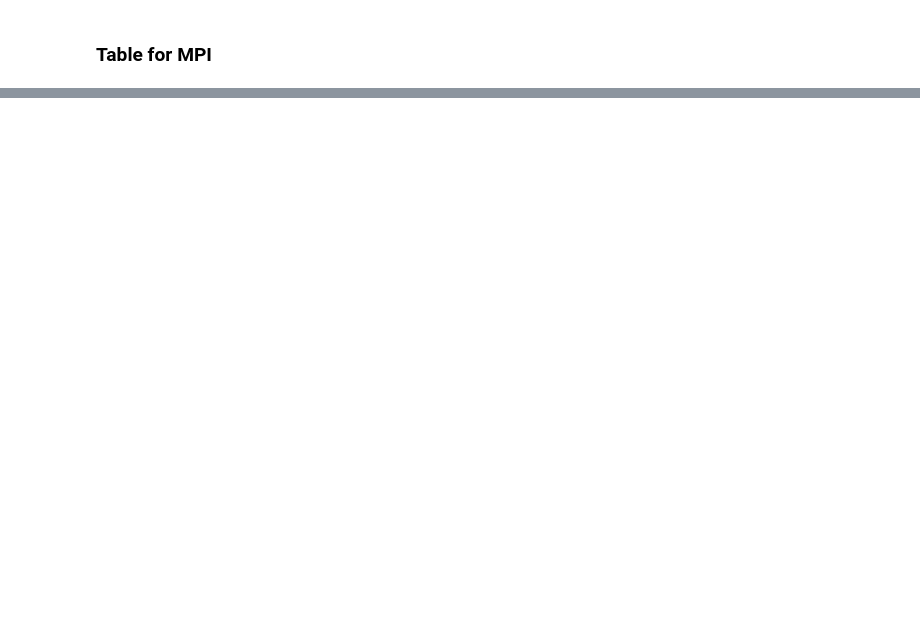
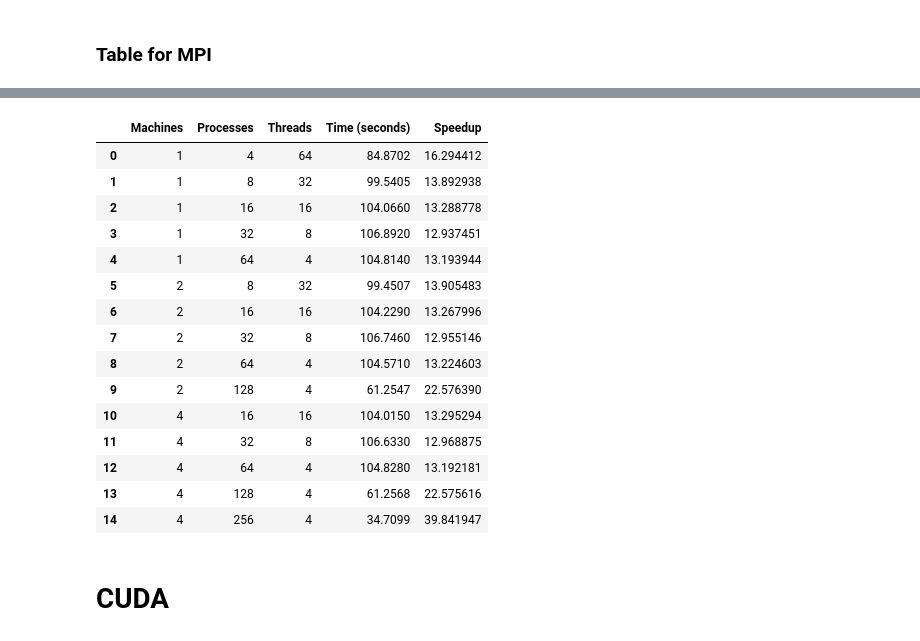
Before and after one commit to Siponek/HPC-AMD-Mandelbrot-Parallelization, a Jupyter notebook: plot_module/main.ipynb, the cells around one changed output, grey strips where cells are left out. Drawn from its saved outputs; the diff is of its cells as text; code cells hidden in the pictures; blank space fills up the shorter version.

Commit message:
feat: added MPI and GPU plots

```diff
--- a/plot_module/main.ipynb
+++ b/plot_module/main.ipynb
@@ -454,0 +680,67 @@ KeyError: 'OpenMP'
+# %%
+
+# Plot the biggest number of nodes per machine
+fig = px.bar(
+	df_mpi_temp,
+	x='Processes',
+	y='Speedup',
+	color='Machines',
+	title='Speedup vs Number of Processes',
+	labels={
+		'Processes': 'Number of Processes',
+		'Speedup': 'Speedup (Sequential / Parallel)',
+		'Machines': 'Number of Machines'
+	},
+	text='Speedup',
+	barmode='group',
+  width=600,    # Set the desired width
+)
+fig.update_layout(
+	xaxis=dict(type='category'),
+	yaxis_title='Speedup (Sequential / Parallel)',
+#  make the legend horizontal
+
+
+ legend = dict(
+		orientation="h",
+		x=0.2,
+		y=1.15,
+	),
+	legend_title='Number of Machines',
+	template='plotly_white',
+	title={
+		'text': "Speedup per machine configuration",
+		'y': 0.95,
+		'x': 0.5,
+		'xanchor': 'auto',
+		'yanchor': 'auto'
+	},
+	margin=dict(t=100, l=50, r=50, b=50),
+
+)
+fig.update_traces(texttemplate='%{text:.5f}')
+fig.update_yaxes(range=[0, df_mpi_temp['Speedup'].max() * 1.3])
+fig.update_xaxes(tickvals=df_mpi_temp['Processes'].unique())
+# drop resolution and iterations and move the machines to the front
+df_mpi_temp_1 = df_mpi_temp[['Machines', 'Processes', 'Threads', 'Time (seconds)', 'Speedup']]
+display(df_mpi_temp_1)
+fig.show()
+# %% [output]
+|  | Machines | Processes | Threads | Time (seconds) | Speedup |
+| 0 | 1 | 4 | 64 | 84.8702 | 16.294412 |
+| 1 | 1 | 8 | 32 | 99.5405 | 13.892938 |
+| 2 | 1 | 16 | 16 | 104.0660 | 13.288778 |
+| 3 | 1 | 32 | 8 | 106.8920 | 12.937451 |
+| 4 | 1 | 64 | 4 | 104.8140 | 13.193944 |
+| 5 | 2 | 8 | 32 | 99.4507 | 13.905483 |
+| 6 | 2 | 16 | 16 | 104.2290 | 13.267996 |
+| 7 | 2 | 32 | 8 | 106.7460 | 12.955146 |
+| 8 | 2 | 64 | 4 | 104.5710 | 13.224603 |
+| 9 | 2 | 128 | 4 | 61.2547 | 22.576390 |
+| 10 | 4 | 16 | 16 | 104.0150 | 13.295294 |
+| 11 | 4 | 32 | 8 | 106.6330 | 12.968875 |
+| 12 | 4 | 64 | 4 | 104.8280 | 13.192181 |
+| 13 | 4 | 128 | 4 | 61.2568 | 22.575616 |
+| 14 | 4 | 256 | 4 | 34.7099 | 39.841947 |
+# %% [markdown]
+# CUDA
```
Also changed, not shown: parts of 15 cells of this notebook, 1 other file.
